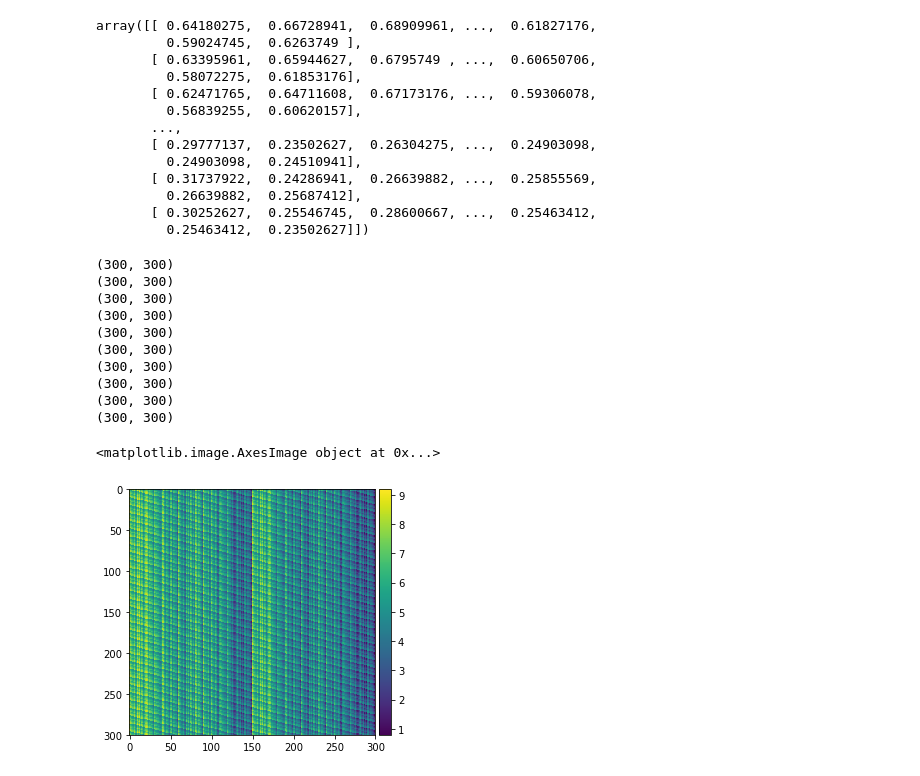
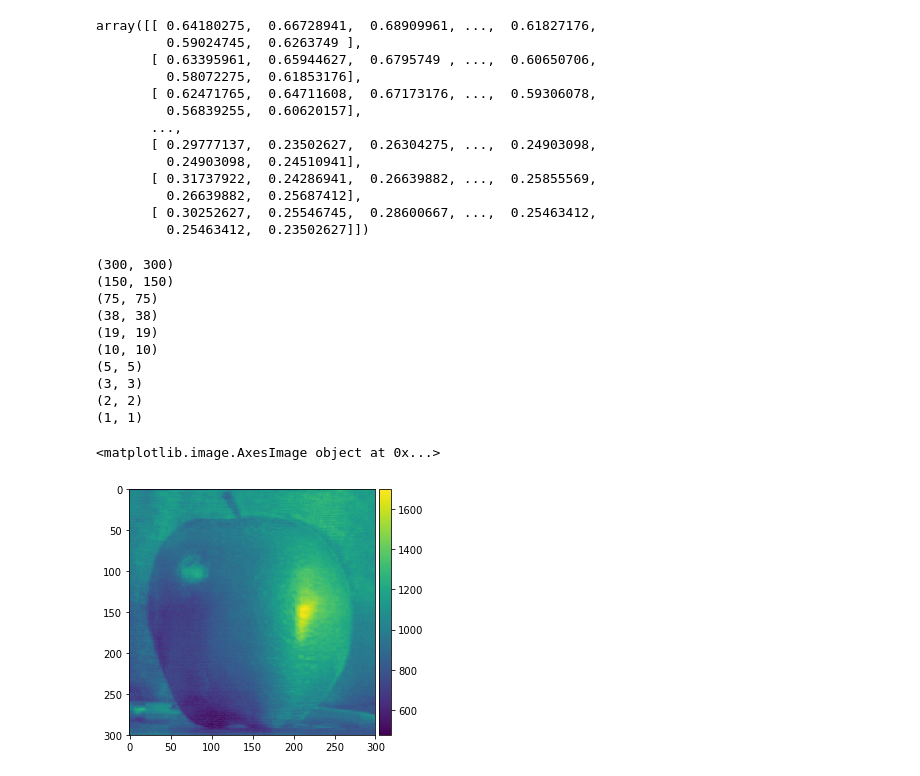
Before and after one commit to mahletA/B31XB-IIP-TP-1718, a Jupyter notebook: 3-interpolation-blending/3-interpolation-blending.ipynb, the cells around one changed output. Drawn from its saved outputs; the diff is of its cells as text; code cells hidden in the pictures.

Commit message:
Lab 3 (Final) : Pyramid Blending

```diff
--- a/3-interpolation-blending/3-interpolation-blending.ipynb
+++ b/3-interpolation-blending/3-interpolation-blending.ipynb
@@ -187,85 +187,51 @@ array([[ 0.64180275,  0.66728941,  0.68909961, ...,  0.61827176,
 # %%
 from skimage import data
 from skimage.transform import pyramid_gaussian ,pyramid_laplacian
 
 
 def pyramidBlend( img1 , img2 ):
 
-    #images of black and white for mask construction
-    black = np.zeros_like(img1)
-    white = 1 + black
-    mask = alphaBlend ( white , black, 25 )
-
-    G = pyramid_gaussian(mask, max_layer=-1, downscale=2, sigma=None, order=1)
-
-    G_reconstruct = np.zeros_like(mask)
-    for i in G:
-        temp = np.resize(i ,np.shape(mask))
-        G_reconstruct= np.add (G_reconstruct , temp)
-        print temp.shape
+    #Laplacian Pyramid of the two images
 
     L1 = pyramid_laplacian(img1, max_layer=-1, downscale=2, sigma=None, order=1)
 
     L2 = pyramid_laplacian(img2, max_layer=-1, downscale=2, sigma=None, order=1)
 
+    # Every image in each laplacian pyramid stage is blended
+    #with the corresponding image of the other pyramid.
 
-    im1_Pyramid = []
-    im2_Pyramid = []
+    PyramidBlended = []
+    for i , j in zip(L1 ,L2):
+        temp = alphaBlend ( i , j, 25 )
 
-    for i , j ,k in zip(L1 ,L2, G):
-
-        weighted1 = np.multiply (i , k)
-
-        weighted2 = np.multiply (j , (1-k) )
-
-        im1_Pyramid.append (weighted1)
-        im2_Pyramid.append (weighted2)
+        PyramidBlended.append(temp)
+        print temp.shape
 
 
-    PyramidBlended = []
-    for i , j in zip(im1_Pyramid , im2_Pyramid):
-
-        PyramidBlended.append(np.add(i,j))
-
-
-    #Reconstruction of weighted pyramid of image one
-    Image1 = np.zeros_like(img1)
-    for i in im1_Pyramid:
-        temp = np.resize(i ,np.shape(img2))
-        Image2 = np.add (Image2 , temp)
-
-
-    #Reonstruction of weighed pyramid of image two
-    Image2 = np.zeros_like(img2)
-    for i in im2_Pyramid:
-        temp = np.resize(i ,np.shape(img2))
-        Image2 = np.add (Image2 , temp)
-
-    # Reconstruction of the addition of the two weighted pyramids
+    # Reconstruction of the blended pyramids
     Blended = np.zeros_like(img1)
-    for i in PyramidBlended:
-        temp = np.resize(i ,np.shape(img1))
+    for k in PyramidBlended:
+        temp = misc.imresize (k,np.shape(img1))
         Blended = np.add (Blended , temp)
 
-    #return Blended,Image1 ,Image2
-    return G_reconstruct
+    return Blended
 
 
 B = pyramidBlend(apple , orange)
 io.imshow(B)
 # %% [output]
 (300, 300)
-(300, 300)
-(300, 300)
-(300, 300)
-(300, 300)
-(300, 300)
-(300, 300)
-(300, 300)
-(300, 300)
-(300, 300)
+(150, 150)
+(75, 75)
+(38, 38)
+(19, 19)
+(10, 10)
+(5, 5)
+(3, 3)
+(2, 2)
+(1, 1)
 <matplotlib.image.AxesImage object at 0x...>
-[figure, old version]
+[figure, new version]
 # %%
 G = pyramid_gaussian(apple, max_layer=-1, downscale=2, sigma=None, order=1)
 G2 = pyramid_gaussian(orange, max_layer=-1, downscale=2, sigma=None, order=1)
```
Also changed, not shown: parts of 4 cells of this notebook.
